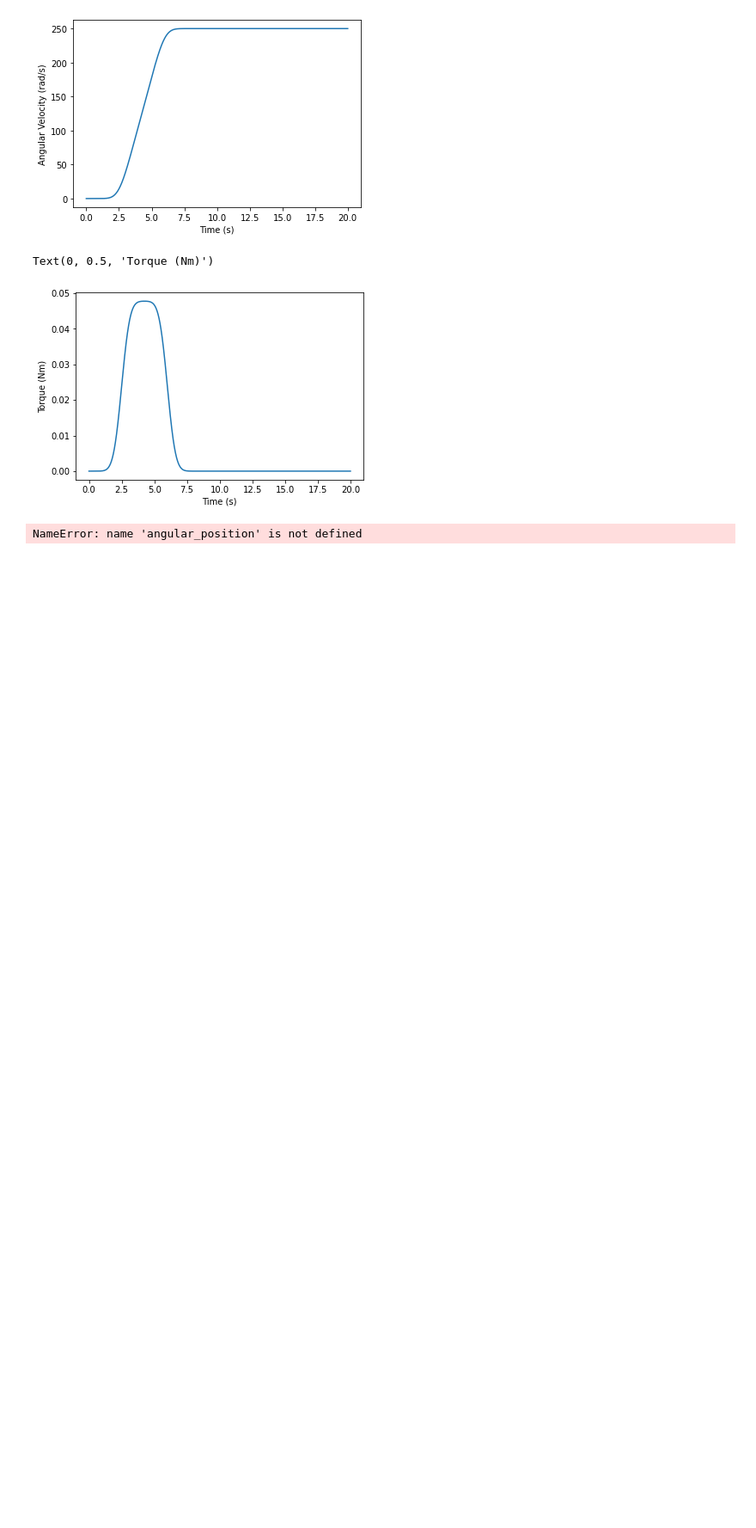
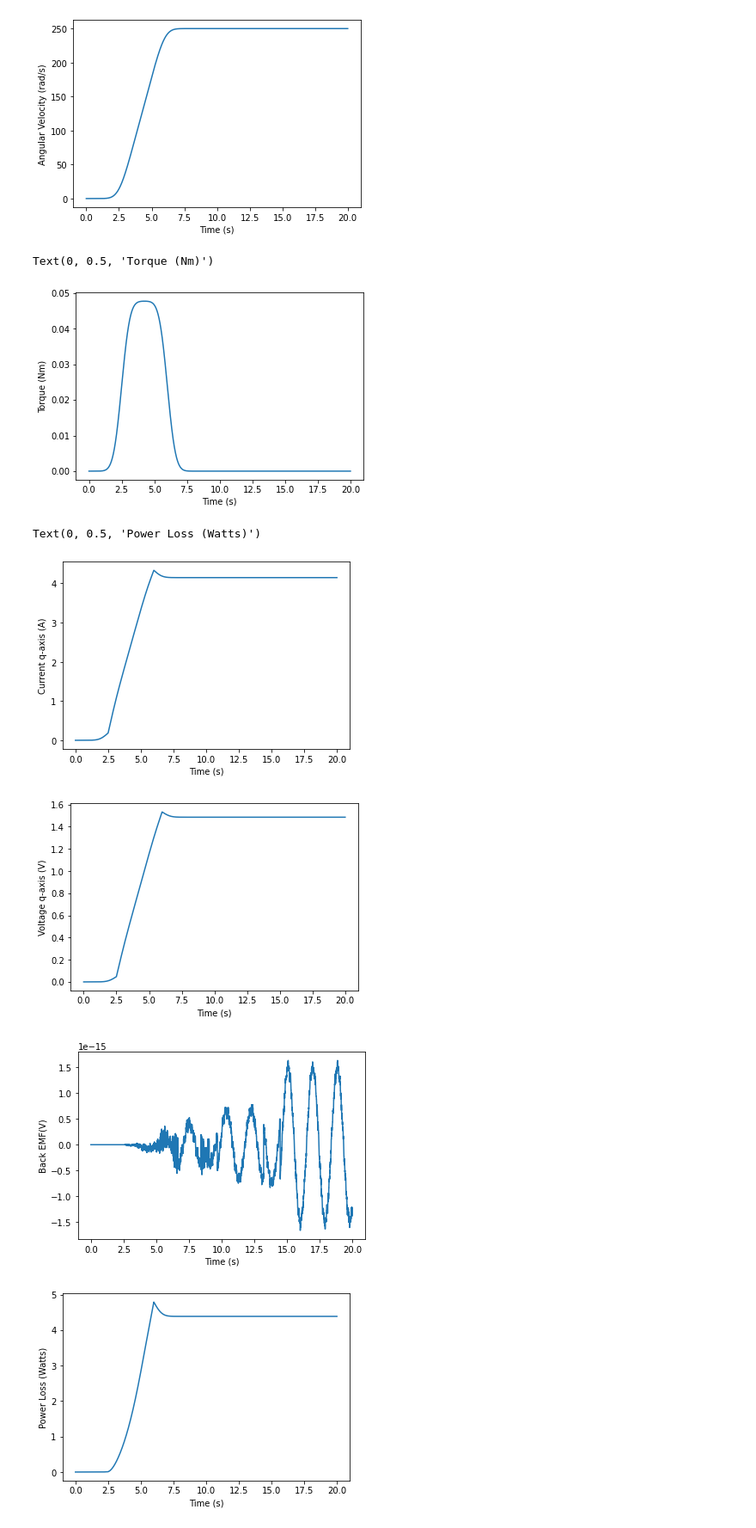
Before and after one commit to Umich-NASA-Big-Idea-Challenge/Speccing, a Jupyter notebook: Motion-Model.ipynb, the cells around one changed output. Shown at 86% size. Cells and saved outputs as stored; diff of their text form; code cells hidden in the pictures; blank space fills up the shorter version.

```diff
--- a/Motion-Model.ipynb
+++ b/Motion-Model.ipynb
@@ -139,8 +138,8 @@ System Mass: 122.30802259066849
 angular_velocity = velocity / wheel_radius
 angular_acceleration = linear_acceleration / wheel_radius
 
-# angular_position = scipy.integrate.cumtrapz(angular_velocity, dx=dt)
-# angular_position = np.append(angular_position, angular_position[t_length-2])
+angular_position = scipy.integrate.cumtrapz(angular_velocity, dx=dt)
+angular_position = np.append(angular_position, angular_position[t_length-2])
 
 plt.plot(t,angular_acceleration)
 plt.xlabel('Time(s)')
@@ -184,14 +183,16 @@ Text(0, 0.5, 'Torque (Nm)')
 [figure]
 # %%
 # Motor Specifications
-Kv = 55
-Kt = .188 # Warning: given in bus reference frame, unsure how to convert
-R_phi = 1.1
-L = .9e-3 # Warning: given in phase reference frame, unsure how to convert to Le, treating as line to line
+# Winding: Delta
+Kt = .105
+R_ll = 170e-3
+L = 57e-6 # Warning: given in phase reference frame, unsure how to convert to Le, treating as line to line
+J = 607 * (1/1000) * (1 / 100 ** 2)
+b =  .16
 
-
-# Reference Fram Conversions
-L_e = (3/2) * L
+# Reference Fram Conversions ; All Conversions are for Delta wound
+R_phi = (3/2) * R_ll
+L_e = (1/2) * L
 Kt_phi_bar = Kt ## QUESTION: IS THIS THE SAME ##
 Kt_q = math.sqrt(3/2) * Kt_phi_bar
 Kb_q = Kt_q
@@ -204,34 +205,38 @@ Kb_phi_c = -Kt_phi_bar * np.sin(angular_position + (2 * math.pi / 3))
 backEMF = Kb_phi_a * angular_velocity + Kb_phi_b * angular_velocity + Kb_phi_c * angular_velocity
 
 # q-axis Current
-I_phi_bar = (2/3) * motor_torque / Kt_phi_bar
-I_q = math.sqrt(3/2) * I_phi_bar
+t_q = J * angular_acceleration + b * angular_velocity + motor_torque
+I_q = t_q / Kt_q
 
 # Power Loss (Heat Flux)
 power_loss = I_q * I_q * R_phi
 
 # q-axis Voltage
 I_q_dot = np.gradient(I_q, dt)
 V_q = R_phi * I_q + Kb_q * angular_velocity + L_e * I_q_dot
 
 plt.figure()
 plt.plot(t,I_q)
 plt.xlabel('Time (s)')
 plt.ylabel('Current q-axis (A)')
 
 plt.figure()
 plt.plot(t, V_q)
 plt.xlabel('Time (s)')
 plt.ylabel('Voltage q-axis (V)')
 
 plt.figure()
 plt.plot(t, backEMF)
 plt.xlabel('Time (s)')
 plt.ylabel('Back EMF(V)')
 
 plt.figure()
 plt.plot(t, power_loss)
 plt.xlabel('Time (s)')
 plt.ylabel('Power Loss (Watts)')
 # %% [output]
-NameError: name 'angular_position' is not defined
+Text(0, 0.5, 'Power Loss (Watts)')
+[figure, added]
+[figure, added]
+[figure, added]
+[figure, added]
```
Also changed, not shown: parts of 1 cell of this notebook.
